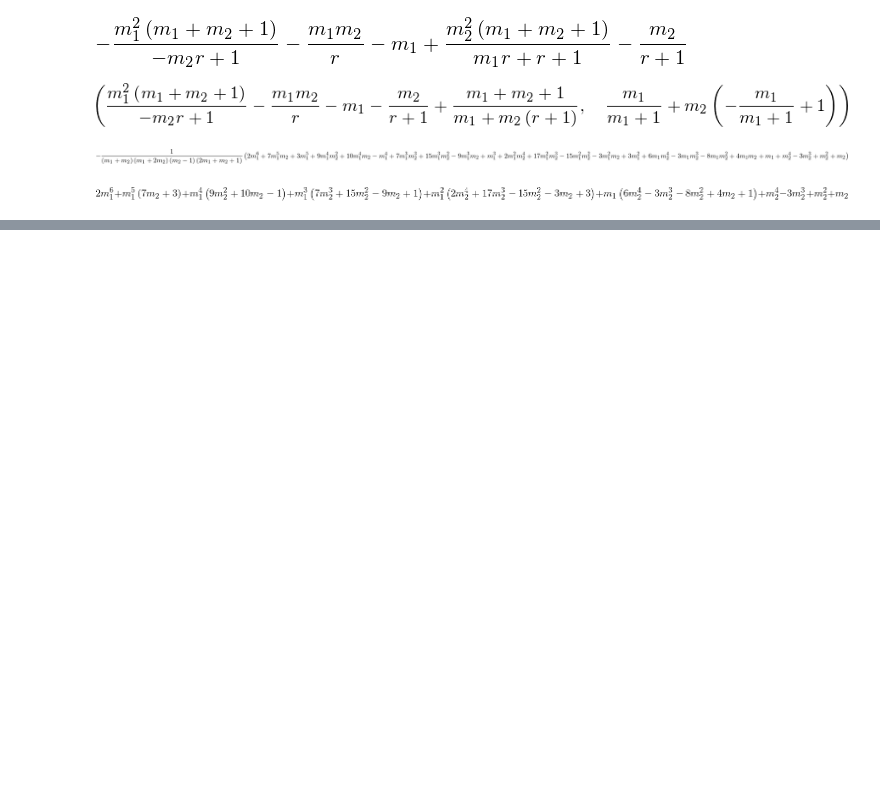
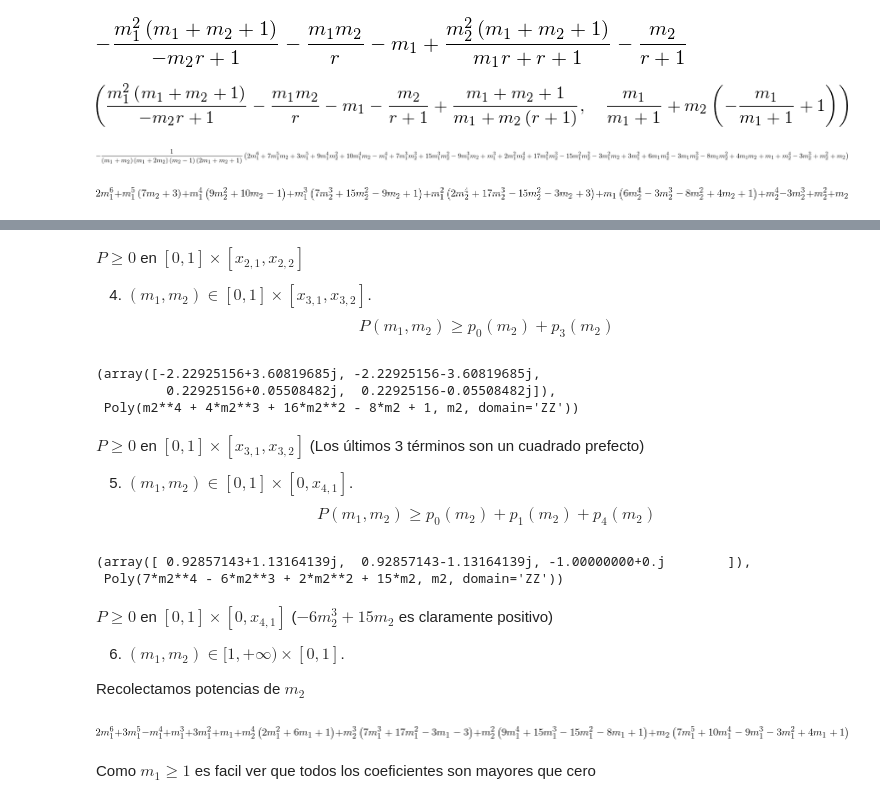
Before and after one commit to fdmazzone/ArchivosProyecto, a Jupyter notebook: MEcanica Celeste/concavidad.ipynb, the cells around one changed output, grey strips where cells are left out. Drawn from its saved outputs; the diff is of its cells as text; code cells hidden in the pictures; blank space fills up the shorter version.

```diff
--- a/MEcanica Celeste/concavidad.ipynb
+++ b/MEcanica Celeste/concavidad.ipynb
@@ -301,0 +351,36 @@ Q.collect(m[2]-1)
+# %% [markdown]
+$P\geq 0$ en $[0,1]\times [x_{2,1},x_{2,2}]$
+
+
+4) $(m_1,m_2)\in [0,1]\times [x_{3,1}, x_{3,2}]$.
+$$P(m_1,m_2) \geq p_0(m_2)+p_3(m_2)$$
+# %%
+np.roots((p[0]+p[3]).coeffs()), (p[0]+p[3]).simplify()
+# %% [output]
+(array([-2.22925156+3.60819685j, -2.22925156-3.60819685j,
+         0.22925156+0.05508482j,  0.22925156-0.05508482j]),
+ Poly(m2**4 + 4*m2**3 + 16*m2**2 - 8*m2 + 1, m2, domain='ZZ'))
+# %% [markdown]
+$P\geq 0$ en $[0,1]\times [x_{3,1}, x_{3,2}]$ (Los últimos 3 términos son un cuadrado prefecto)
+
+
+5) $(m_1,m_2)\in [0,1]\times [0, x_{4,1}]$.
+$$P(m_1,m_2) \geq p_0(m_2)+p_1(m_2)+p_4(m_2)$$
+# %%
+np.roots((p[0]+p[1]+p[4]).coeffs()), (p[0]+p[1]+p[4]).simplify()
+# %% [output]
+(array([ 0.92857143+1.13164139j,  0.92857143-1.13164139j, -1.00000000+0.j        ]),
+ Poly(7*m2**4 - 6*m2**3 + 2*m2**2 + 15*m2, m2, domain='ZZ'))
+# %% [markdown]
+$P\geq 0$ en $[0,1]\times [0, x_{4,1}]$ ($-6m_2^3+15m_2$ es claramente positivo)
+
+
+6) $(m_1,m_2)\in [1,+\infty)\times [0, 1]$.
+
+Recolectamos potencias de $m_2$
+# %%
+P.collect(m[2])
+# %% [output]
+[figure, added]
+# %% [markdown]
+Como $m_1\geq 1$ es facil ver que todos los coeficientes son mayores que cero
```
Also changed, not shown: parts of 30 cells of this notebook.
